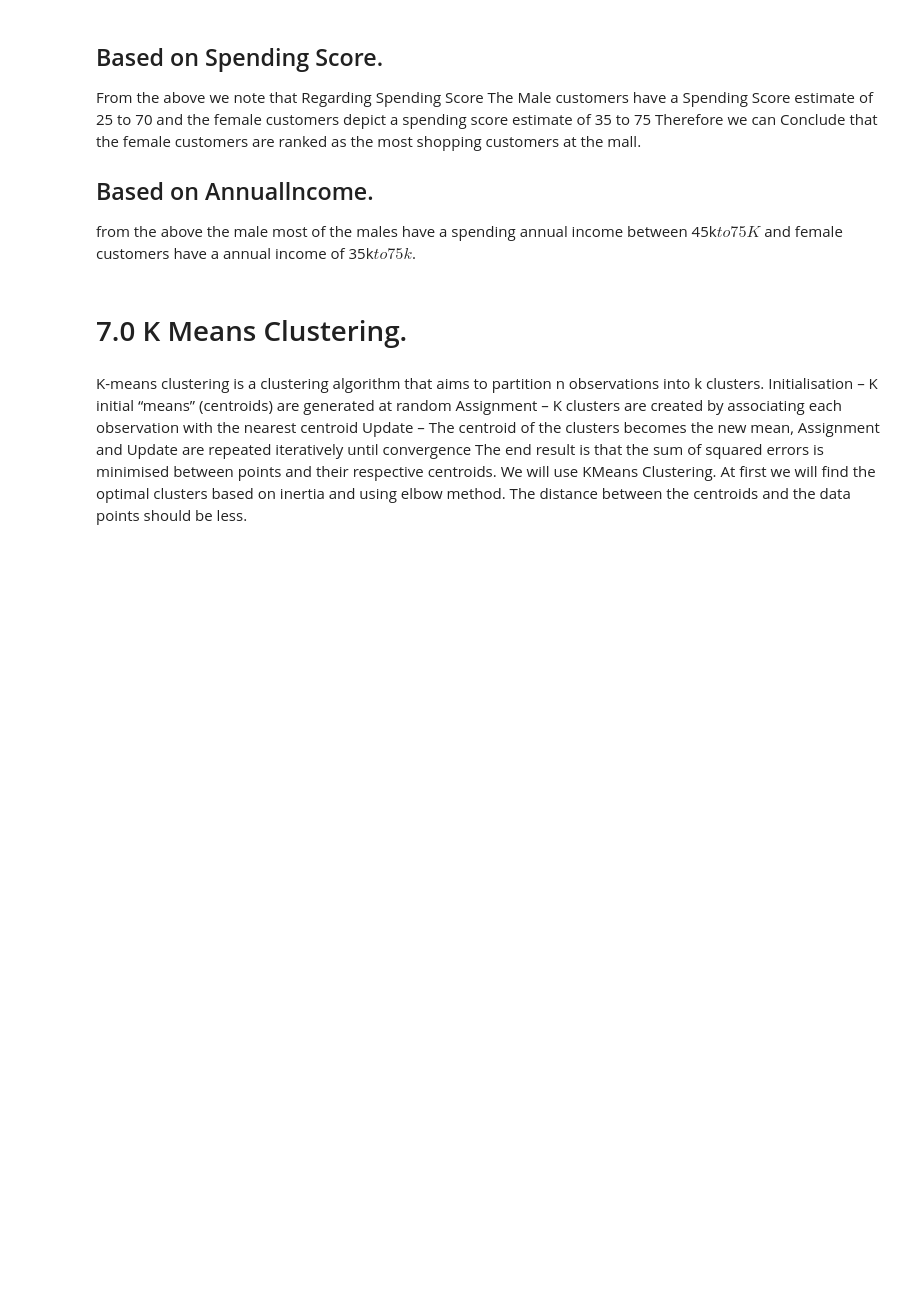
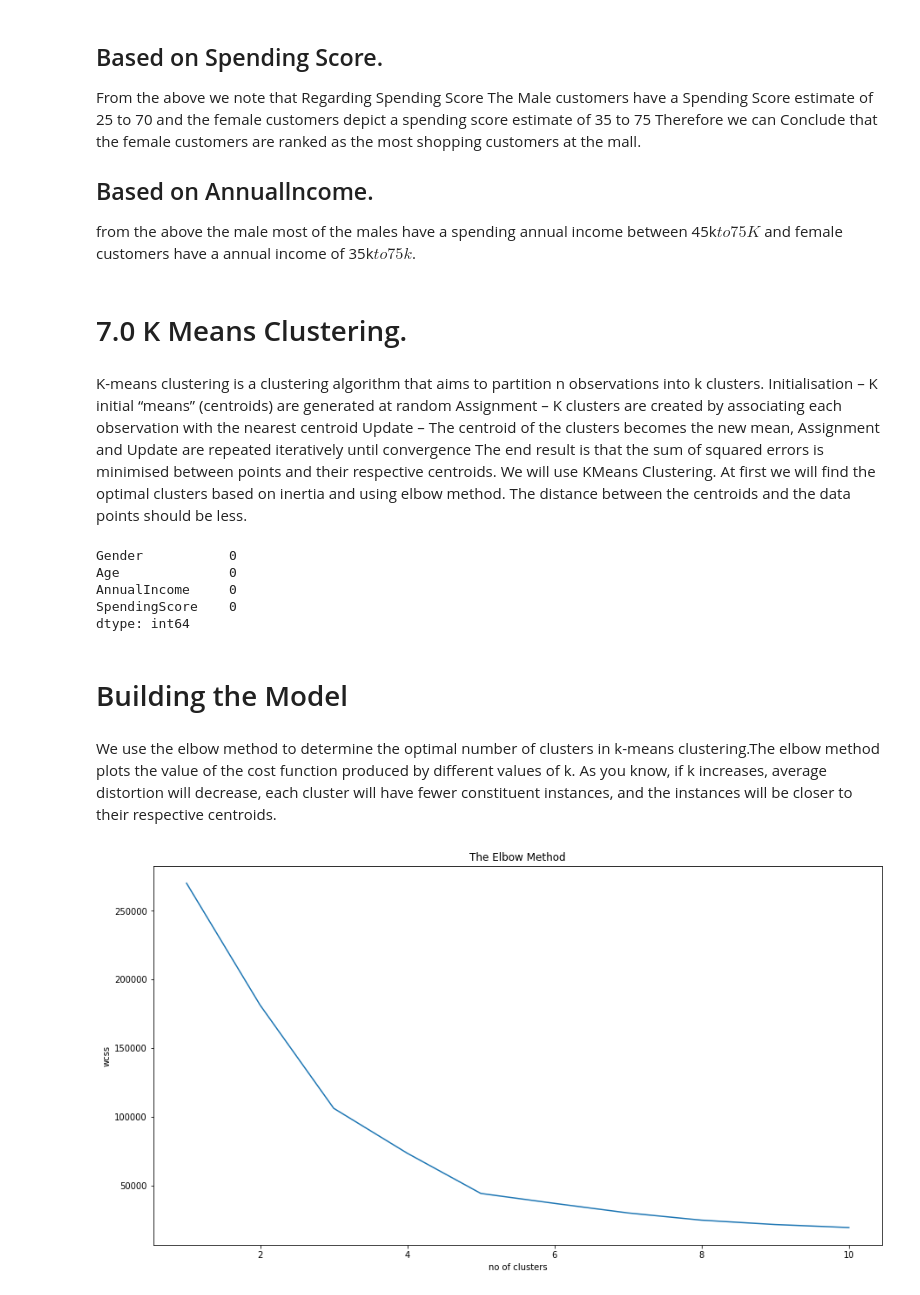
Before and after one commit to otumanelson758/Jenga-Project, a Jupyter notebook: CustomerSegmentationProject.ipynb, the cells around one changed output. Cells and saved outputs as stored; diff of their text form; code cells hidden in the pictures; blank space fills up the shorter version.

Commit message:
Done K Means Clustering,Building the Model,K Means Model Interpretation

```diff
--- a/CustomerSegmentationProject.ipynb
+++ b/CustomerSegmentationProject.ipynb
@@ -472,0 +472,43 @@ from sklearn.cluster import KMeans
+# %%
+# We recheck for the missing value computation.
+Data.isnull().sum()
+# %% [output]
+Gender           0
+Age              0
+AnnualIncome     0
+SpendingScore    0
+dtype: int64
+# %%
+#Lets perform  feature sleection for the model.
+#Lets consider only the two features  (Annual income and Spending Score)
+x = Data.iloc[:, [2, 3]].values
+# %% [markdown]
+# Building the Model
+# %% [markdown]
+We use the  elbow method  to determine the optimal number of clusters in k-means clustering.The elbow method plots the value of the cost function produced by different values of k. As you know, if k increases, average distortion will decrease, each cluster will have fewer constituent instances, and the instances will be closer to their respective centroids.
+# %%
+#Building the Model
+#We use KMeans Algorithm to decide the optimum cluster number , KMeans++ using Elbow Mmethod
+#to figure out K for KMeans, I will use ELBOW Method on KMEANS++ Calculation
+#We always assume the max number of clusters would be 10
+# We  can judge the number of clusters by doing averaging
+from sklearn.cluster import KMeans
+wcss=[]
+
+# We use the below static code to get max number of clusters
+
+for i in range(1,11):
+    kmeans = KMeans(n_clusters= i, init='k-means++', random_state=0)
+    kmeans.fit(x)
+    wcss.append(kmeans.inertia_)
+
+#inertia_ is the formula used to segregate the data points into clusters
+# %%
+#Visualize the ELBOW method to get the optimal value of K
+plt.plot(range(1,11), wcss)
+plt.title('The Elbow Method')
+plt.xlabel('no of clusters')
+plt.ylabel('wcss')
+plt.show()
+# %% [output]
+[figure, added]
```
Also changed, not shown: parts of 13 cells of this notebook.
